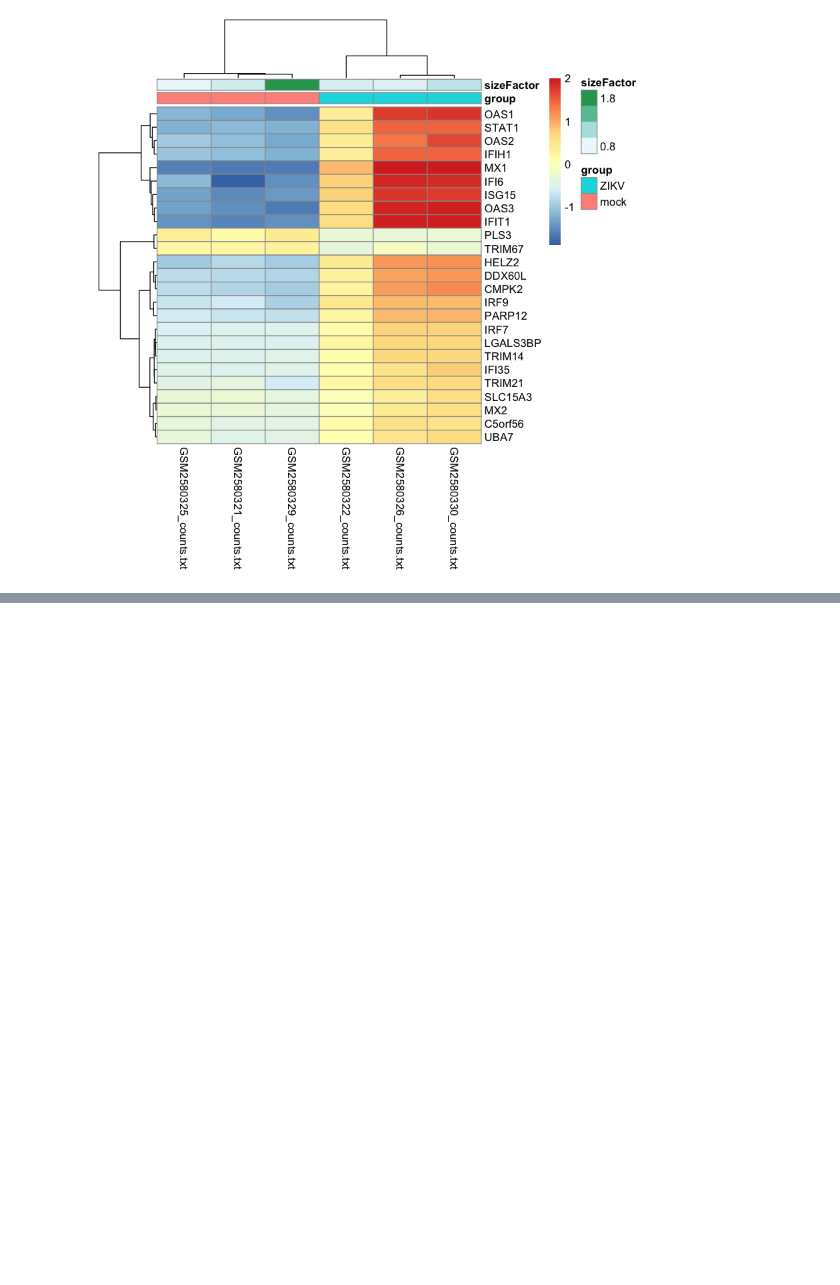
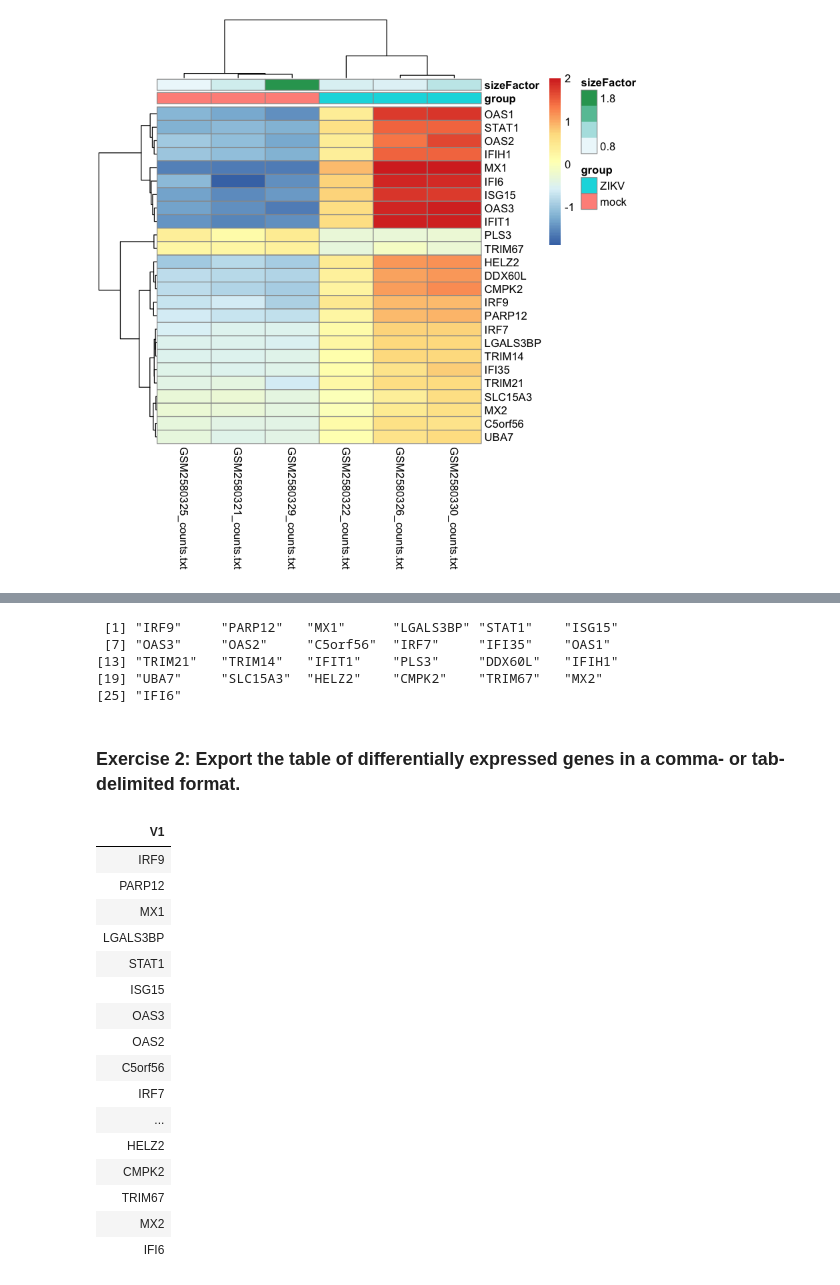
Before and after one commit to ShaunFChen/Applied-Bioinformatics-HW, a Jupyter notebook: Unit2-RNAseq/3.6_DESeq2_differential_expression_analysis.ipynb, the cells around one changed output, grey strips where cells are left out. Drawn from its saved outputs; the diff is of its cells as text; code cells hidden in the pictures; blank space fills up the shorter version.

```diff
--- a/Unit2-RNAseq/3.6_DESeq2_differential_expression_analysis.ipynb
+++ b/Unit2-RNAseq/3.6_DESeq2_differential_expression_analysis.ipynb
@@ -376 +370,38 @@ pheatmap(mat,
+# %%
+ngenes <- 25
+genelist <- list()
+for (i in 1:ngenes){
+    genelist[[i]] <- which(ens2genesymbol$ensembl_gene_id %in% rownames(resSorted)[i])
+    names(genelist)[i] <- ens2genesymbol[genelist[[i]], "external_gene_name"]
+    }
+names(genelist)
+# %% [output]
+ [1] "IRF9"     "PARP12"   "MX1"      "LGALS3BP" "STAT1"    "ISG15"
+ [7] "OAS3"     "OAS2"     "C5orf56"  "IRF7"     "IFI35"    "OAS1"
+[13] "TRIM21"   "TRIM14"   "IFIT1"    "PLS3"     "DDX60L"   "IFIH1"
+[19] "UBA7"     "SLC15A3"  "HELZ2"    "CMPK2"    "TRIM67"   "MX2"
+[25] "IFI6"
+# %% [markdown]
+### Exercise 2: Export the table of differentially expressed genes in a comma- or tab-delimited format.
+# %%
+write.table(names(genelist), file='output.csv', row.names=FALSE, col.names=FALSE, sep=",")
+read.csv(file='output.csv',header = FALSE, sep =",")
+# %% [output]
+| V1 |
+| IRF9 |
+| PARP12 |
+| MX1 |
+| LGALS3BP |
+| STAT1 |
+| ISG15 |
+| OAS3 |
+| OAS2 |
+| C5orf56 |
+| IRF7 |
+| ... |
+| HELZ2 |
+| CMPK2 |
+| TRIM67 |
+| MX2 |
+| IFI6 |
 # %% [markdown]
```
Also changed, not shown: parts of 16 cells of this notebook, 3 other files.
